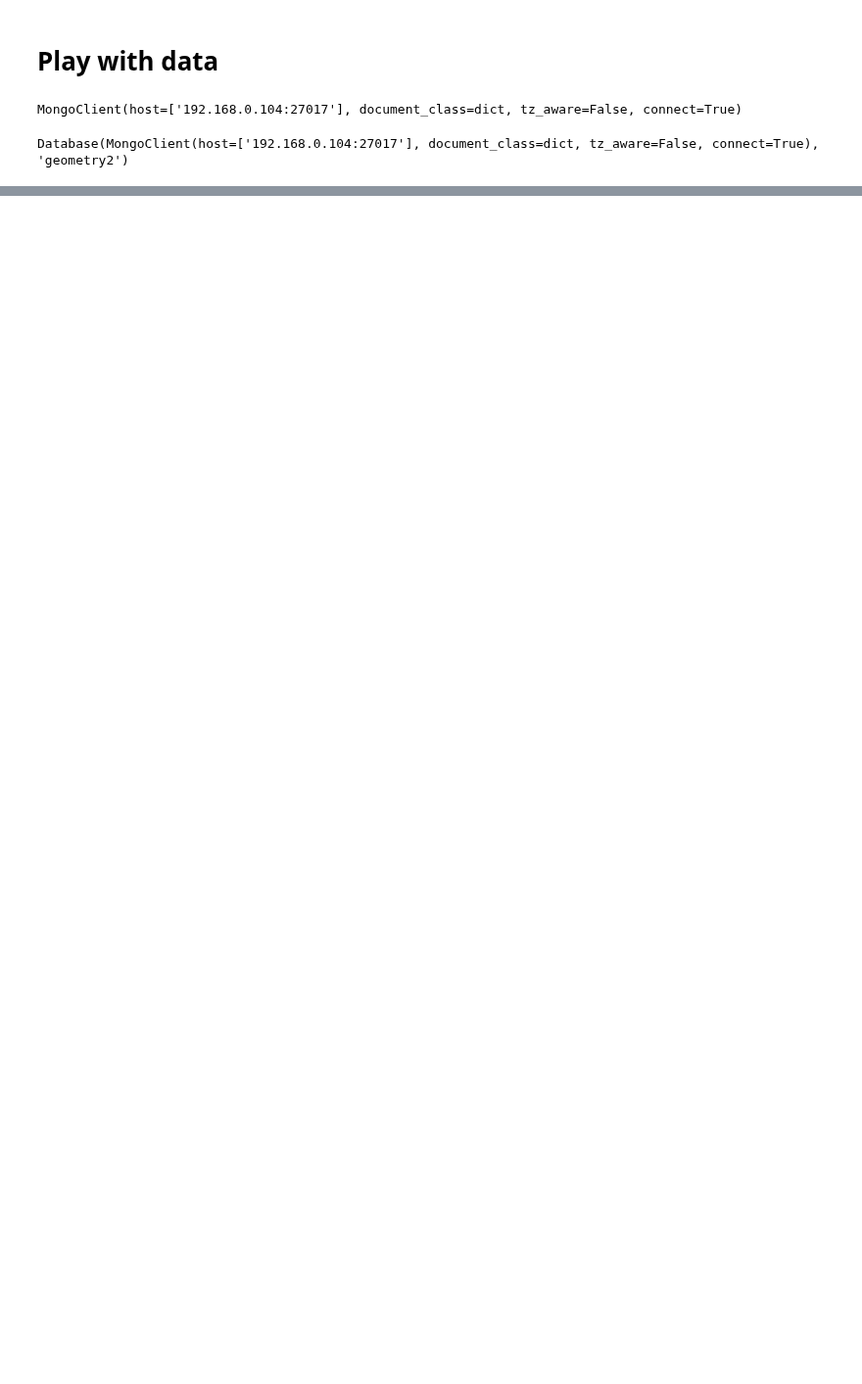
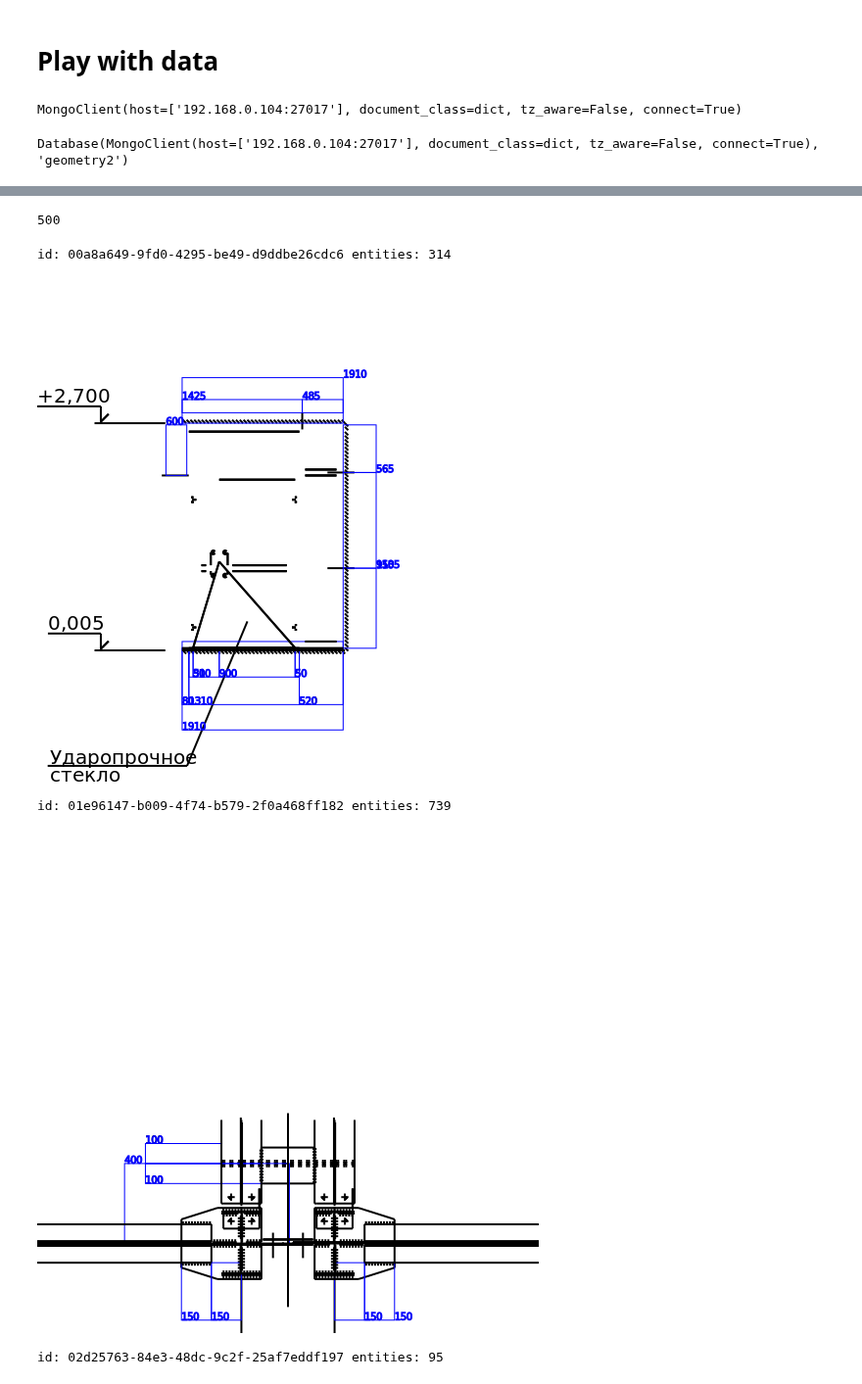
Before and after one commit to mihanick/dwg-crawl, a Jupyter notebook: JupyterNotebooks/1. EDA.ipynb, the cells around one changed output, grey strips where cells are left out. Shown at 98% size. Cells and saved outputs as stored; diff of their text form; code cells hidden in the pictures; blank space fills up the shorter version.

Commit message:
Dimensions are boundboxes, arcs and cicrles added, images are exported

```diff
--- a/JupyterNotebooks/1. EDA.ipynb
+++ b/JupyterNotebooks/1. EDA.ipynb
@@ -107,14 +99,21 @@ db
-# %%
-objects = db.objects
-objects.count()
 # %%
-fileidsWithDims = objects.find({'ClassName':'AlignedDimension'}).distinct('GroupId')
-len(fileidsWithDims)
+file_ids = objects.find().distinct('GroupId')
+len(file_ids)
+# %% [output]
+500
 # %%
-from processing import query_collection_to_dataframe, normalize, expand_columns
-# f_id = fileidsWithDims[1]
-f_id = '1317d221-8d9e-4e2e-b290-3be2a0aa67fb'
-debug_data = query_collection_to_dataframe(objects, f_id)
-cols_to_expand = ['XLine1Point', 'XLine2Point', 'StartPoint', 'EndPoint', 'Position']
-debug_data = expand_columns(debug_data, cols_to_expand)
-normalize(debug_data).describe()
+from processing import query_collection_to_dataframe
+from plot_graphics import generate_file
+
+for f_id in file_ids[:3]:
+    # f_id = '1317d221-8d9e-4e2e-b290-3be2a0aa67fb'
+    debug_data = query_collection_to_dataframe(objects, f_id)
+
+    d, _ = generate_file(debug_data,save_file=False, draw_dimensions=True, draw_texts=True, main_stroke='2')
+    display(d)
+# %% [output]
+id: 00a8a649-9fd0-4295-be49-d9ddbe26cdc6 entities: 314
+[figure, added]
+id: 01e96147-b009-4f74-b579-2f0a468ff182 entities: 739
+[figure, added]
+id: 02d25763-84e3-48dc-9c2f-25af7eddf197 entities: 95
```
Also changed, not shown: parts of 14 cells of this notebook, 6 other files.
